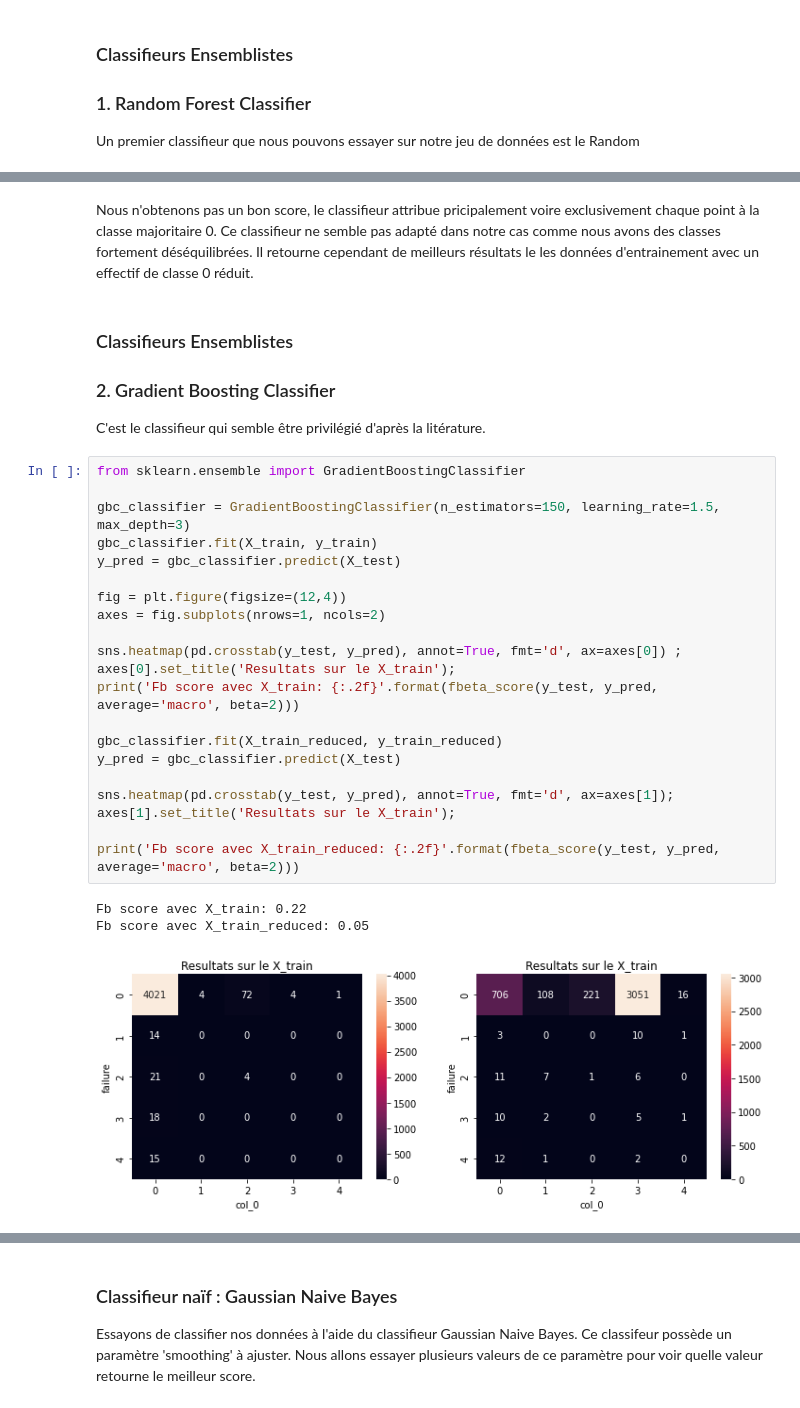
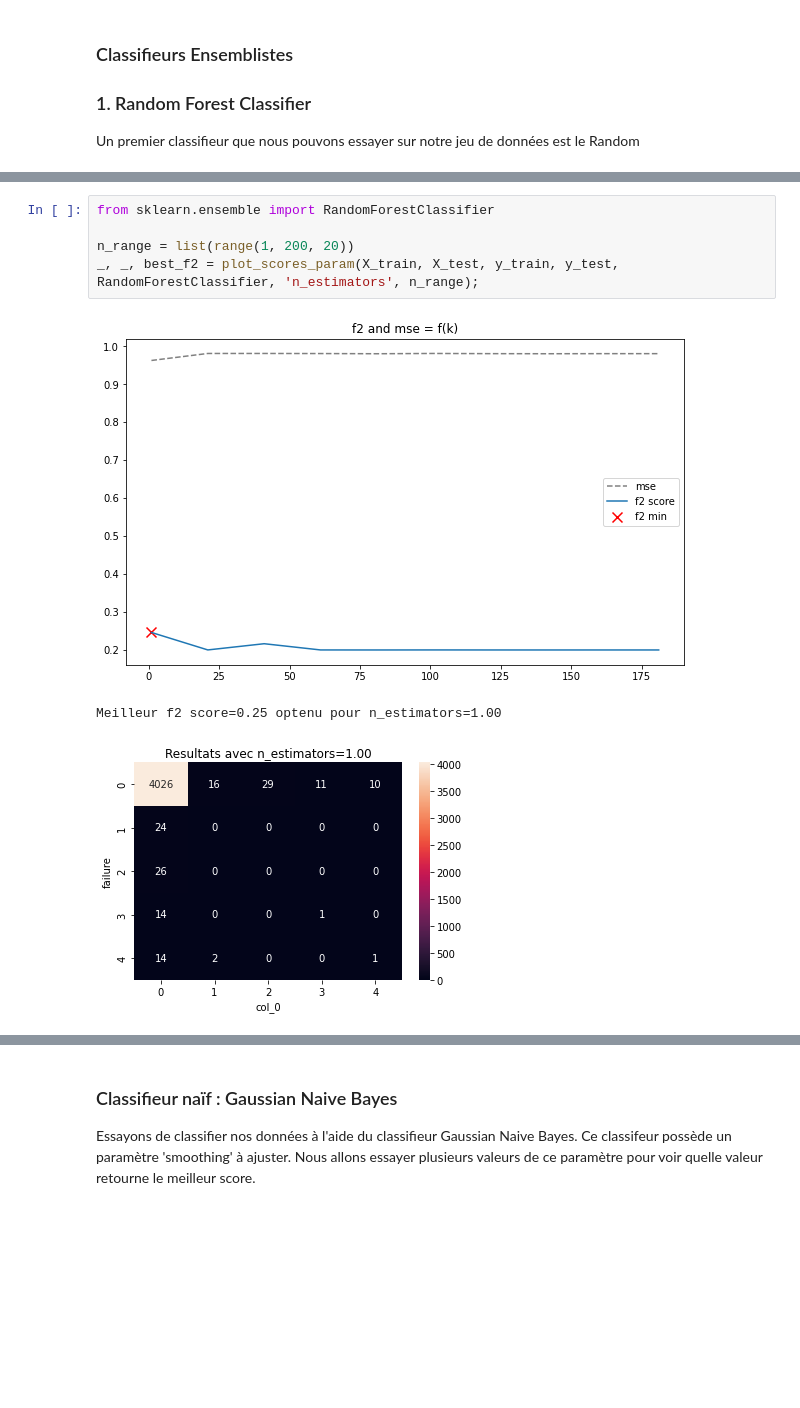
Before and after one commit to pierre-db/SD701_Data-Mining-Project, a Jupyter notebook: Projet_Data_Mining.ipynb, the cells around one changed output, grey strips where cells are left out. Drawn from its saved outputs; the diff is of its cells as text; blank space fills up the shorter version.

```diff
--- a/Projet_Data_Mining.ipynb
+++ b/Projet_Data_Mining.ipynb
@@ -416,32 +453,9 @@ Fb score avec X_train_reduced: 0.35
-# %% [markdown]
-Nous n'obtenons pas un bon score, le classifieur attribue pricipalement voire exclusivement chaque point à la classe majoritaire 0. Ce classifieur ne semble pas adapté dans notre cas comme nous avons des classes fortement déséquilibrées. Il retourne cependant de meilleurs résultats le les données d'entrainement avec un effectif de classe 0 réduit.
-# %% [markdown]
-### Classifieurs Ensemblistes
-### 2. Gradient Boosting Classifier
-
-C'est le classifieur qui semble être privilégié d'après la litérature.
-# %%
-from sklearn.ensemble import GradientBoostingClassifier
-
-gbc_classifier = GradientBoostingClassifier(n_estimators=150, learning_rate=1.5, max_depth=3)
-gbc_classifier.fit(X_train, y_train)
-y_pred = gbc_classifier.predict(X_test)
-
-fig = plt.figure(figsize=(12,4))
-axes = fig.subplots(nrows=1, ncols=2)
-
-sns.heatmap(pd.crosstab(y_test, y_pred), annot=True, fmt='d', ax=axes[0]) ;
-axes[0].set_title('Resultats sur le X_train');
-print('Fb score avec X_train: {:.2f}'.format(fbeta_score(y_test, y_pred, average='macro', beta=2)))
-
-gbc_classifier.fit(X_train_reduced, y_train_reduced)
-y_pred = gbc_classifier.predict(X_test)
-
-sns.heatmap(pd.crosstab(y_test, y_pred), annot=True, fmt='d', ax=axes[1]);
-axes[1].set_title('Resultats sur le X_train');
-
-print('Fb score avec X_train_reduced: {:.2f}'.format(fbeta_score(y_test, y_pred, average='macro', beta=2)))
-# %% [output]
-Fb score avec X_train: 0.22
-Fb score avec X_train_reduced: 0.05
-[figure, removed]
+# %%
+from sklearn.ensemble import RandomForestClassifier
+
+n_range = list(range(1, 200, 20))
+_, _, best_f2 = plot_scores_param(X_train, X_test, y_train, y_test, RandomForestClassifier, 'n_estimators', n_range);
+# %% [output]
+[figure, added]
+Meilleur f2 score=0.25 optenu pour n_estimators=1.00
+[figure, added]
```
Also changed, not shown: parts of 49 cells of this notebook.
